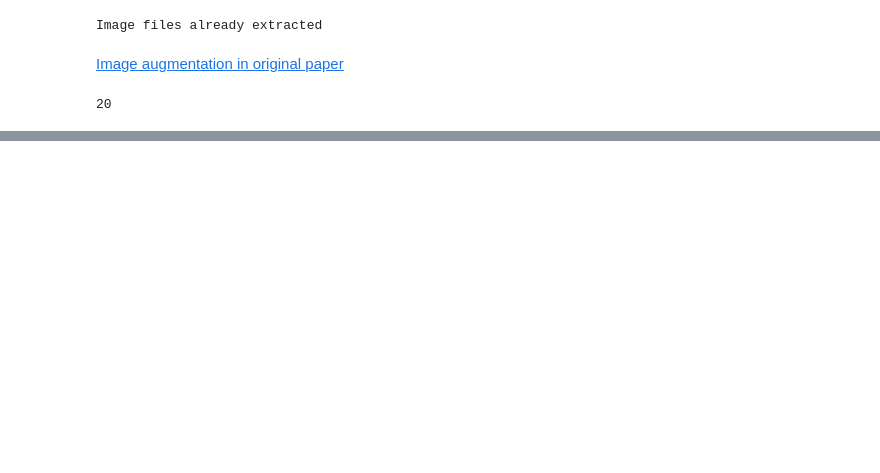
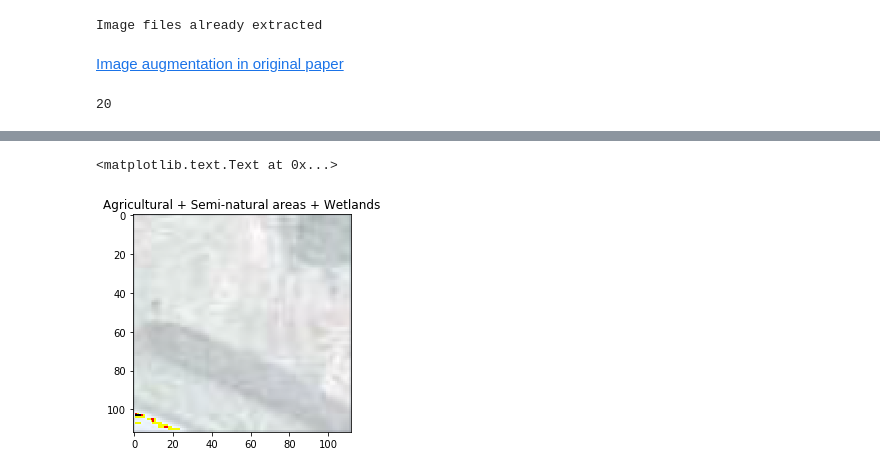
Before and after one commit to sar2160/ecbm4040-finalproject, a Jupyter notebook: CNN Project-Training.ipynb, the cells around one changed output, grey strips where cells are left out. Saved outputs shown, nothing was run; the diff lists cells and outputs as text; code cells hidden in the pictures; blank space fills up the shorter version.

```diff
--- a/CNN Project-Training.ipynb
+++ b/CNN Project-Training.ipynb
@@ -186,0 +261,13 @@ Share with TAs : VGG16_1513203220
+# %%
+test_generator = generator_from_file('data/test.csv', image_generator= None, balance=False, \
+                        batch_size = 150, seed=26, new_img_shape= (112,112), \
+                        class_dict=None, shuffle=True, channels="RGB",
+                        downsample=False, crop = 60, batch_type = None, one_hot = False)
+
+test_set = next(test_generator)
+
+image =imshow(test_set[0][1,:,:,:])
+title(label2class[test_set[1][1]])
+# %% [output]
+<matplotlib.text.Text at 0x...>
+[figure, added]
```
Also changed, not shown: parts of 14 cells of this notebook, 3 other files.
